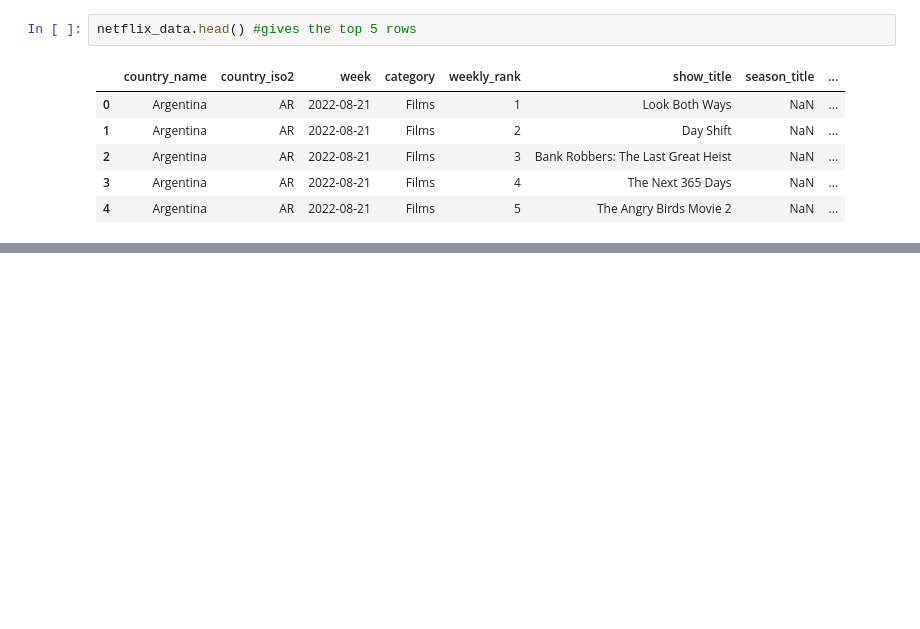
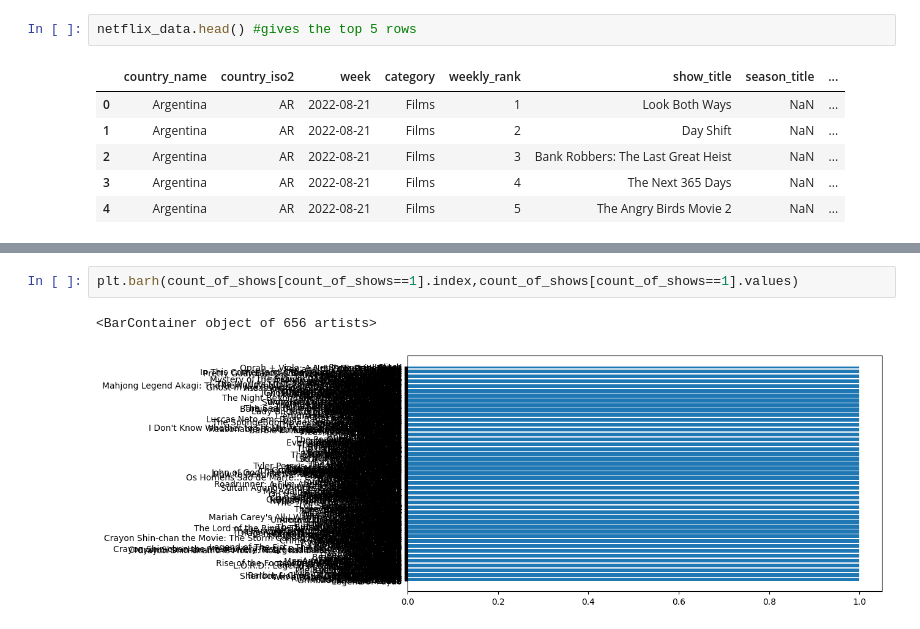
Before and after one commit to denyce-ng/CODE1161dataproject, a Jupyter notebook: project.ipynb, the cells around one changed output, grey strips where cells are left out. Cells and saved outputs as stored; diff of their text form; blank space fills up the shorter version.

```diff
--- a/project.ipynb
+++ b/project.ipynb
@@ -76,0 +85,5 @@ netflix_data["show_title"].value_counts().plot(kind="bar")
+# %%
+plt.barh(count_of_shows[count_of_shows==1].index,count_of_shows[count_of_shows==1].values)
+# %% [output]
+<BarContainer object of 656 artists>
+[figure, added]
```
Also changed, not shown: parts of 8 cells of this notebook, 3 other files.
